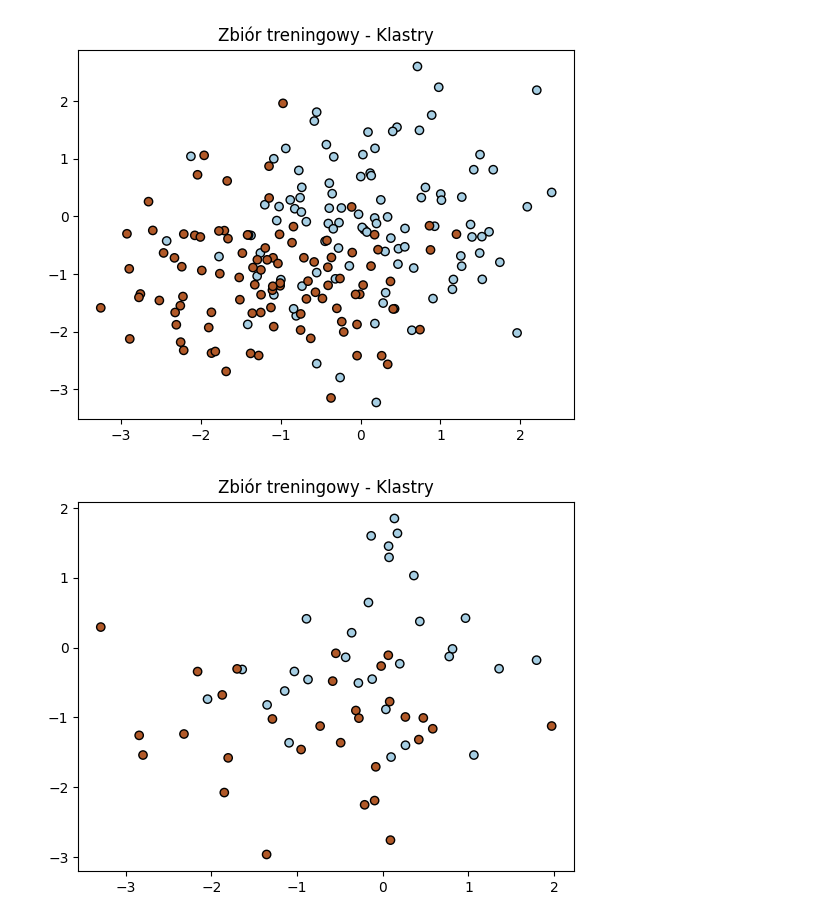
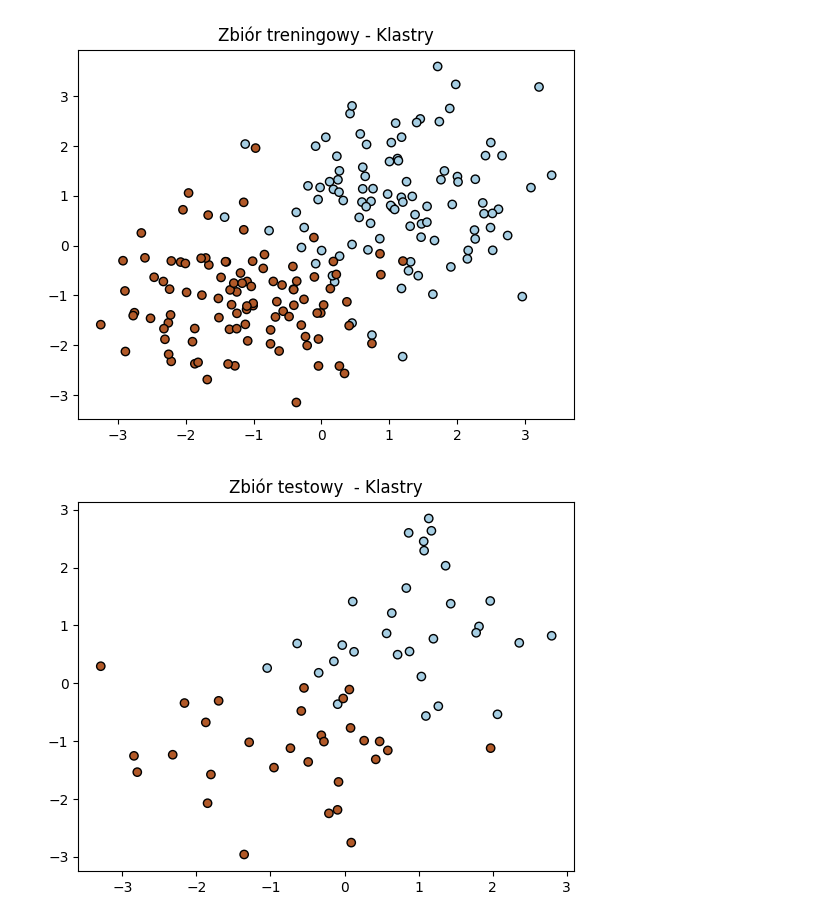
Before and after one commit to kzdunczyk/pw, a Jupyter notebook: ML/hm3/homework3.ipynb, the cells around one changed output. Saved outputs shown, nothing was run; the diff lists cells and outputs as text; code cells hidden in the pictures.

```diff
--- a/ML/hm3/homework3.ipynb
+++ b/ML/hm3/homework3.ipynb
@@ -57,30 +68,30 @@ plt.show()
 # %%
 np.random.seed(123)
-cluster1 = np.random.randn(100, 2) + np.array([0, 0])
+cluster1 = np.random.randn(100, 2) + np.array([1, 1])
 cluster2 = np.random.randn(100, 2) + np.array([-1, -1])
 
 X_train_clusters = np.vstack([cluster1, cluster2])
 y_train_clusters = np.hstack([np.zeros(100), np.ones(100)])
 
 np.random.seed(321)
 
-cluster1_test = np.random.randn(30, 2) + np.array([0, 0])
+cluster1_test = np.random.randn(30, 2) + np.array([1, 1])
 cluster2_test = np.random.randn(30, 2) + np.array([-1, -1])
 
 X_test_clusters = np.vstack([cluster1_test, cluster2_test])
 y_test_clusters = np.hstack([np.zeros(30), np.ones(30)])
 
 
 # Wyświetlmy zbiór treningowy
 plt.scatter(X_train_clusters[:, 0], X_train_clusters[:, 1], c=y_train_clusters, cmap=plt.cm.Paired, edgecolor='k')
 plt.title('Zbiór treningowy - Klastry')
 plt.show()
 
 
 # Wyświetlmy zbiór treningowy
 plt.scatter(X_test_clusters[:, 0], X_test_clusters[:, 1],c=y_test_clusters, cmap=plt.cm.Paired, edgecolor='k')
-plt.title('Zbiór treningowy - Klastry')
+plt.title('Zbiór testowy  - Klastry')
 plt.show()
 # %% [output]
-[figure, old version]
+[figure, new version]
-[figure, old version]
+[figure, new version]
```
Also changed, not shown: parts of 6 cells of this notebook.
